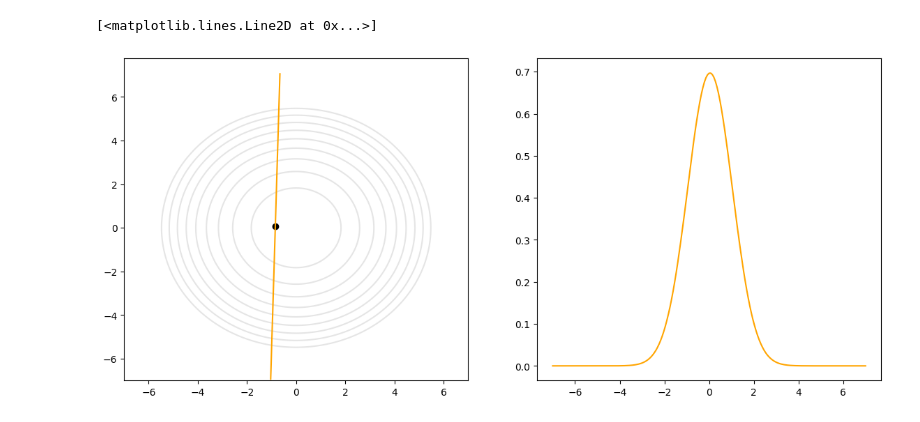
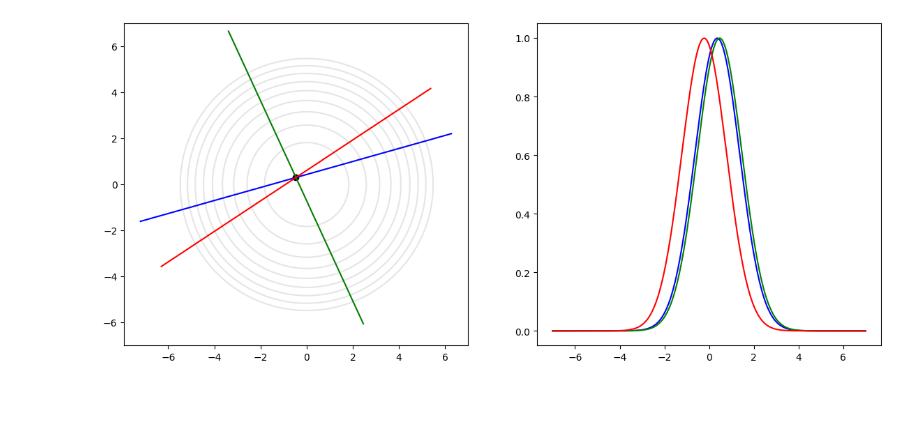
Before and after one commit to roualdes/mcmcexperiments, a Jupyter notebook: klhr/approximation_examples.ipynb, the cells around one changed output. Saved outputs shown, nothing was run; the diff lists cells and outputs as text; code cells hidden in the pictures.

Commit message:
add line from a random pt and rotate other lines around by theta

```diff
--- a/klhr/approximation_examples.ipynb
+++ b/klhr/approximation_examples.ipynb
@@ -12,4 +13,4 @@ from ipywidgets import interact, FloatSlider
 # %%
-homedir = "/Users/edward/" # "/mnt/c/Users/jccer/"
+homedir = "/mnt/c/Users/jccer/" # "/Users/edward/"
 bs.set_bridgestan_path(homedir + "bridgestan")
 # %%
@@ -43,17 +44,26 @@ def to_line(rho, x, o):
 # %%
 rng = np.random.default_rng()
 # %%
-p = random_point(rng) # p = np.array([-4, 2])
+p = random_point(rng)
+cols = list(mpl.colors.BASE_COLORS.keys())
 rho = random_direction(rng)
-line = np.array([to_line(rho, x[n], p) for n in range(N)]) # list comprehension
-fx = np.array([np.exp(bs_model.log_density(line[n])) for n in range(N)])
+def rotation_matrix(theta):
+    s = np.sin(theta)
+    c = np.cos(theta)
+    return np.array([[c, -s], [s, c]])
+r = rotation_matrix(30)
 # %%
-fig, axs = plt.subplots(1, 2, figsize=(14, 6))
+fig, axs = plt.subplots(1, 2, figsize = (14, 6))
 axs[0].contour(x, y, Z, levels = np.linspace(-15, 0, 10),
            colors = "black", linestyles = "solid", alpha = 0.1)
 axs[0].scatter(p[0], p[1], color = "black")
-axs[0].plot(line[:, 0], line[:, 1], color = "orange")
-axs[1].plot(x, fx, color = "orange")
+for idx in range(3):
+    line = np.array([to_line(rho, x[n], p) for n in range(N)])
+    fx = np.array([np.exp(bs_model.log_density(line[n])) for n in range(N)])
+    mfx = np.max(fx)
+    fx = fx / mfx
+    axs[0].plot(line[:, 0], line[:, 1], color = cols[idx])
+    axs[1].plot(x, fx, color = cols[idx])
+    rho = r @ rho
 # %% [output]
-[<matplotlib.lines.Line2D at 0x...>]
-[figure, old version]
+[figure, new version]
```
Also changed, not shown: parts of 2 cells of this notebook.
